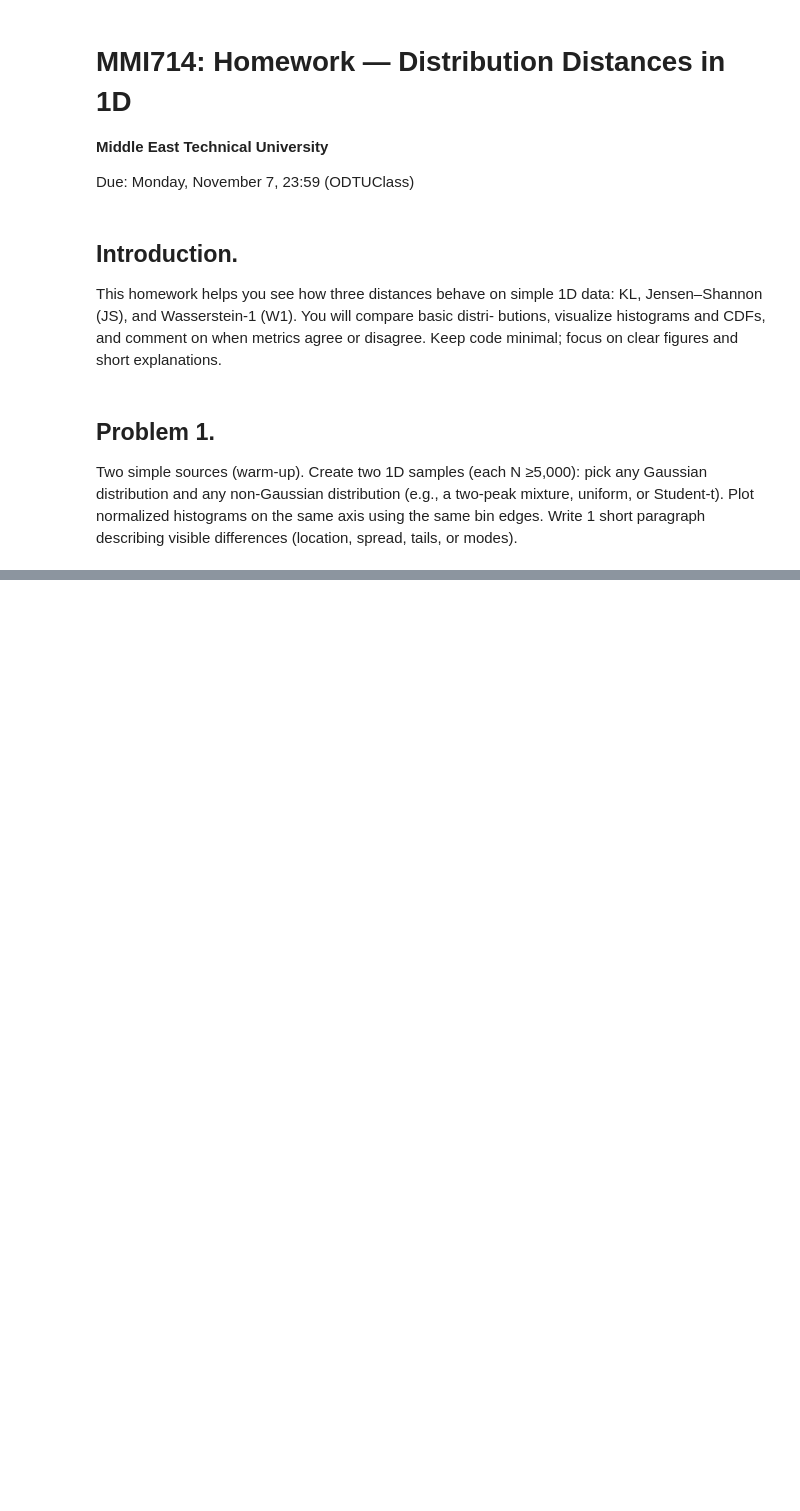
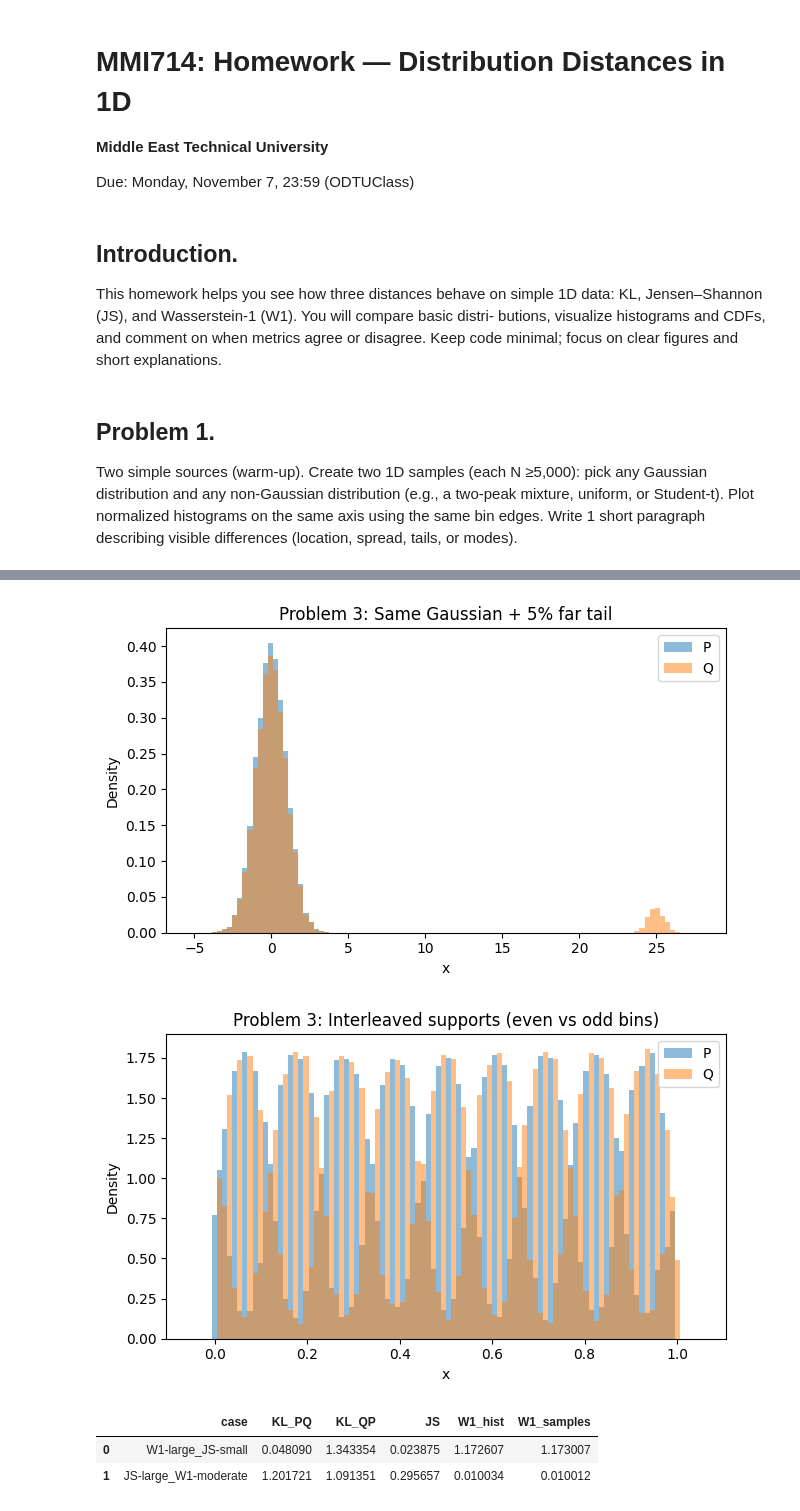
Before and after one commit to amnessa/MMI_714_generative_models, a Jupyter notebook: homeworks/homework1/Cagdas_Guven_Homework1.ipynb, the cells around one changed output, grey strips where cells are left out. Cells and saved outputs as stored; diff of their text form; code cells hidden in the pictures; blank space fills up the shorter version.

```diff
--- a/homeworks/homework1/Cagdas_Guven_Homework1.ipynb
+++ b/homeworks/homework1/Cagdas_Guven_Homework1.ipynb
@@ -67,0 +199,34 @@ modes).
+# %%
+pairs = make_disagreement_pairs(n=10_000)
+rows = []
+for key, (P,Q,name) in pairs.items():
+    r3 = common_range(P, Q, lo_pct=0.01, hi_pct=99.99)
+    # overlay histogram
+    plt.figure(figsize=(6.5, 4.0))
+    plt.hist(P, bins=100, range=r3, density=True, alpha=0.5, label='P')
+    plt.hist(Q, bins=100, range=r3, density=True, alpha=0.5, label='Q')
+    plt.title(f'Problem 3: {name}')
+    plt.xlabel('x'); plt.ylabel('Density'); plt.legend(); plt.tight_layout()
+    fname= f'p3_{key}_hist.png'
+    plt.savefig(os.path.join(outdir, fname), dpi=150)
+    plt.show()
+    # metrics (hist-based + sample W1)
+    p,edges = histogram_pmf(P, bins=100, range_=r3, smoothing=DEFAULT_SMOOTH)
+    q,_ = histogram_pmf(Q, bins=100, range_=r3, smoothing= DEFAULT_SMOOTH)
+    rows.append(dict(
+        case=key,
+        KL_PQ=kl_divergence(p, q),
+        KL_QP=kl_divergence(q, p),
+        JS=js_divergence(p, q),
+        W1_hist=w1_from_hist(p, q, edges),
+        W1_samples=wasserstein_distance(P, Q),
+    ))
+df_p3 = pd.DataFrame(rows)
+display(df_p3)
+df_p3.to_csv(os.path.join(outdir, 'p3_metrics.csv'), index=False)
+# %% [output]
+[figure, added]
+[figure, added]
+|  | case | KL_PQ | KL_QP | JS | W1_hist | W1_samples |
+| 0 | W1-large_JS-small | 0.048090 | 1.343354 | 0.023875 | 1.172607 | 1.173007 |
+| 1 | JS-large_W1-moderate | 1.201721 | 1.091351 | 0.295657 | 0.010034 | 0.010012 |
```
Also changed, not shown: parts of 11 cells of this notebook, 1 other file.
